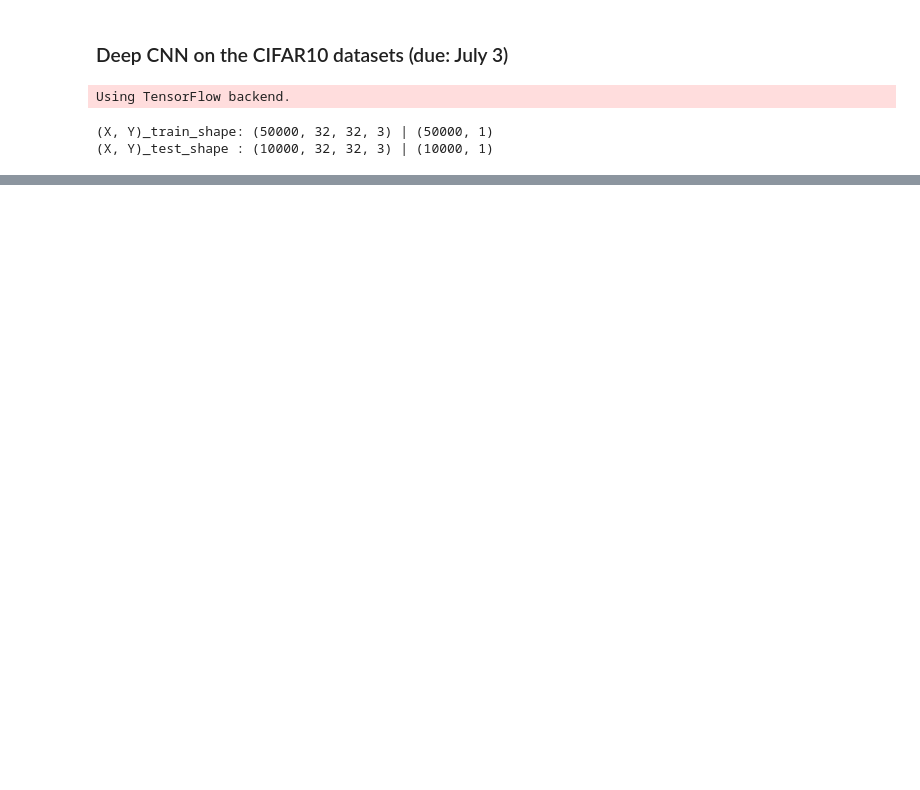
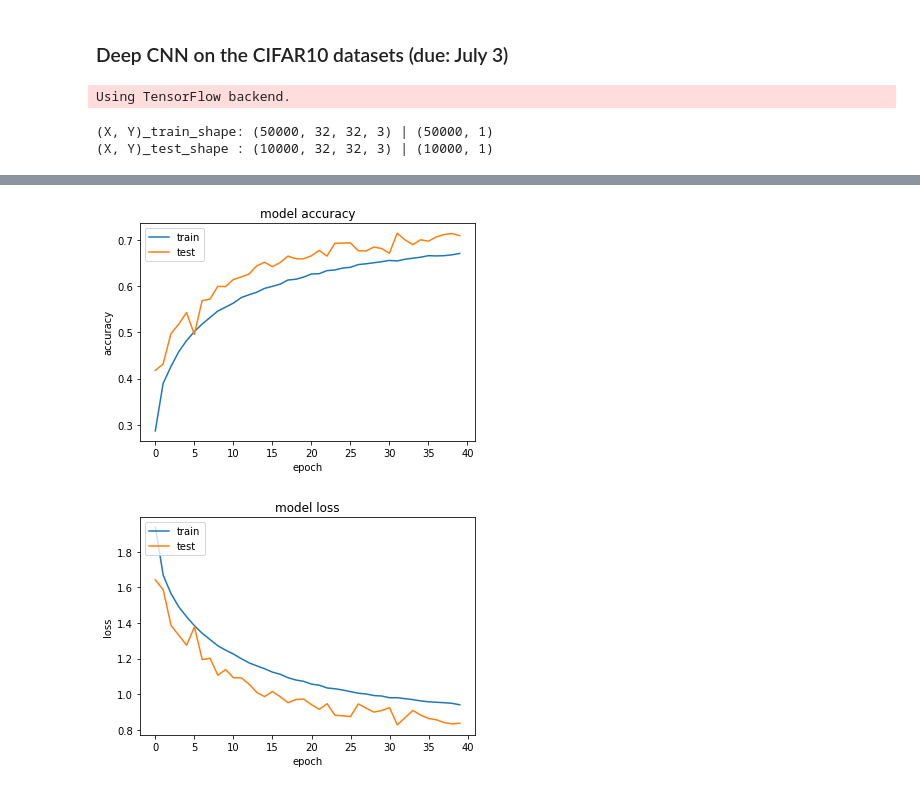
Before and after one commit to bonohub13/REPORT_DUE_JULY_3_19, a Jupyter notebook: CNN_on_CIFAR10_epoch_40.ipynb, the cells around one changed output, grey strips where cells are left out. Saved outputs shown, nothing was run; the diff lists cells and outputs as text; code cells hidden in the pictures; blank space fills up the shorter version.

```diff
--- a/CNN_on_CIFAR10_epoch_40.ipynb
+++ b/CNN_on_CIFAR10_epoch_40.ipynb
@@ -133,20 +168,23 @@ print(model.history.history['val_acc'])
 # %%
 import matplotlib.pyplot as plt
 
 # plotting accuracy
 plt.plot(model.history.history['acc'])
 plt.plot(model.history.history['val_acc'])
 plt.title('model accuracy')
 plt.ylabel('accuracy')
 plt.xlabel('epoch')
 plt.legend(['train', 'test'], loc='upper left')
 plt.show()
 
 # plotting occurred loss
 plt.plot(model.history.history['loss'])
 plt.plot(model.history.history['val_loss'])
 plt.title('model loss')
 plt.ylabel('loss')
-plt.xlabel('としてepoch')
+plt.xlabel('epoch')
 plt.legend(['train', 'test'], loc='upper left')
 plt.show()
+# %% [output]
+[figure, added]
+[figure, added]
```
Also changed, not shown: parts of 6 cells of this notebook.
